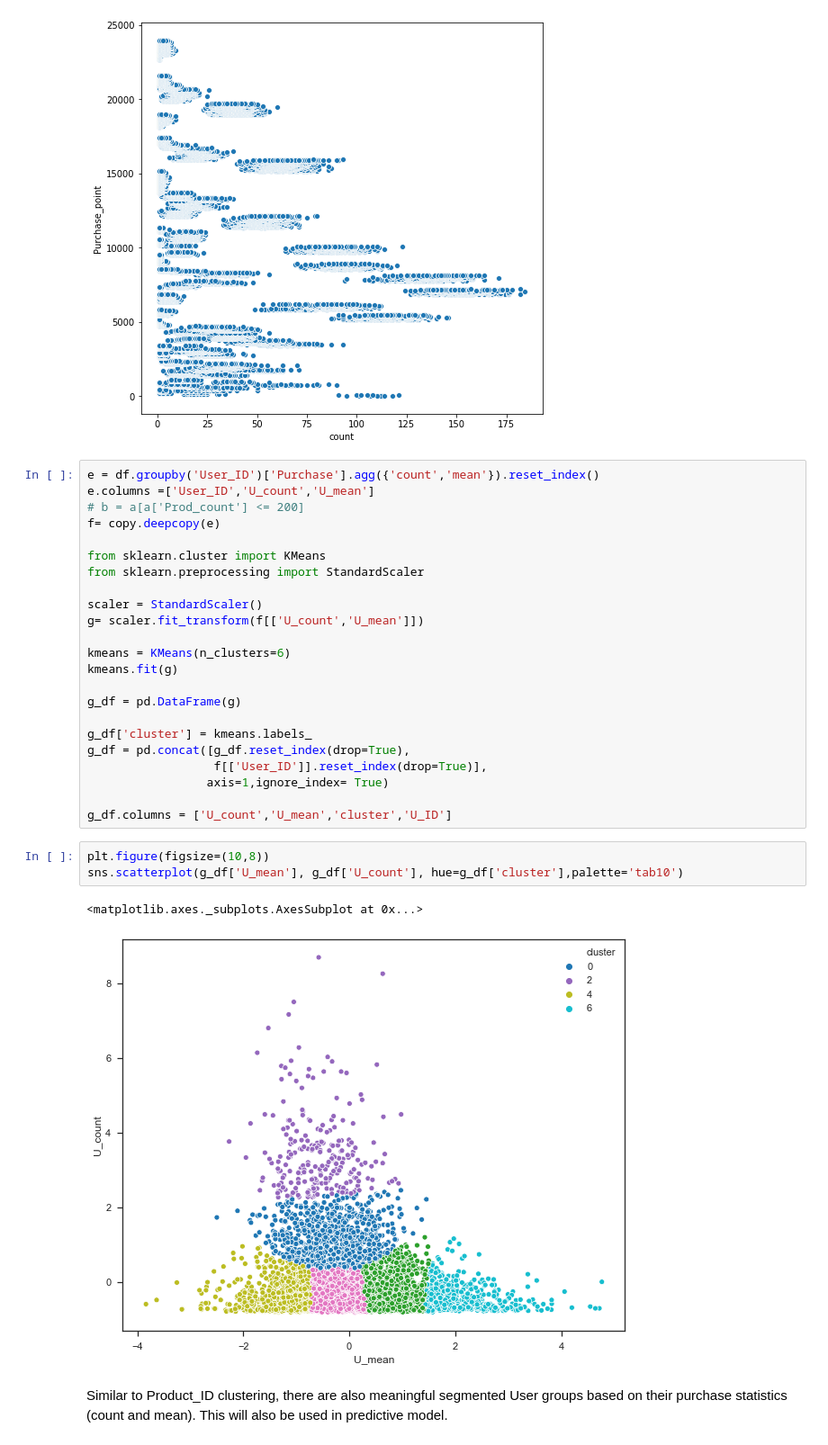
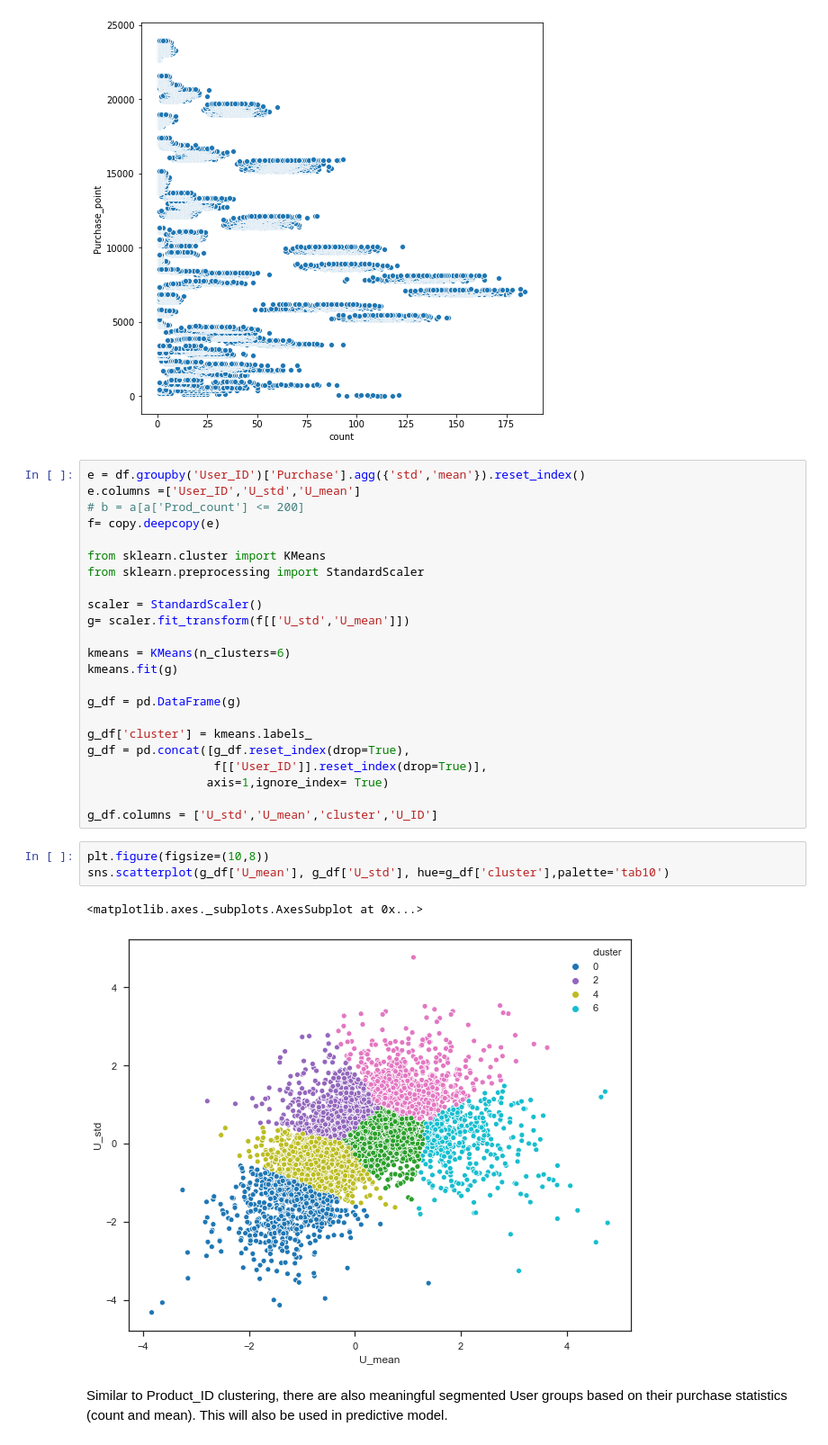
Before and after one commit to loandangnt/black-friday, a Jupyter notebook: black_friday_data_exploration.ipynb, the cells around one changed output. Shown at 90% size. Saved outputs shown, nothing was run; the diff lists cells and outputs as text.

```diff
--- a/black_friday_data_exploration.ipynb
+++ b/black_friday_data_exploration.ipynb
@@ -294,8 +314,8 @@ sns.scatterplot(y='Purchase_point', x='count', data=e)
 <matplotlib.axes._subplots.AxesSubplot at 0x...>
 [figure]
 # %%
-e = df.groupby('User_ID')['Purchase'].agg({'count','mean'}).reset_index()
-e.columns =['User_ID','U_count','U_mean']
+e = df.groupby('User_ID')['Purchase'].agg({'std','mean'}).reset_index()
+e.columns =['User_ID','U_std','U_mean']
 # b = a[a['Prod_count'] <= 200]
 f= copy.deepcopy(e)
 
@@ -303,7 +323,7 @@ from sklearn.cluster import KMeans
 from sklearn.preprocessing import StandardScaler
 
 scaler = StandardScaler()
-g= scaler.fit_transform(f[['U_count','U_mean']])
+g= scaler.fit_transform(f[['U_std','U_mean']])
 
 kmeans = KMeans(n_clusters=6)
 kmeans.fit(g)
@@ -315,12 +335,12 @@ g_df = pd.concat([g_df.reset_index(drop=True),
                   f[['User_ID']].reset_index(drop=True)],
                  axis=1,ignore_index= True)
 
-g_df.columns = ['U_count','U_mean','cluster','U_ID']
+g_df.columns = ['U_std','U_mean','cluster','U_ID']
 # %%
 plt.figure(figsize=(10,8))
-sns.scatterplot(g_df['U_mean'], g_df['U_count'], hue=g_df['cluster'],palette='tab10')
+sns.scatterplot(g_df['U_mean'], g_df['U_std'], hue=g_df['cluster'],palette='tab10')
 # %% [output]
 <matplotlib.axes._subplots.AxesSubplot at 0x...>
-[figure, old version]
+[figure, new version]
 # %% [markdown]
 Similar to Product_ID clustering, there are also meaningful segmented User groups based on their purchase statistics (count and mean). This will also be used in predictive model.
```
Also changed, not shown: parts of 6 cells of this notebook, 1 other file.
